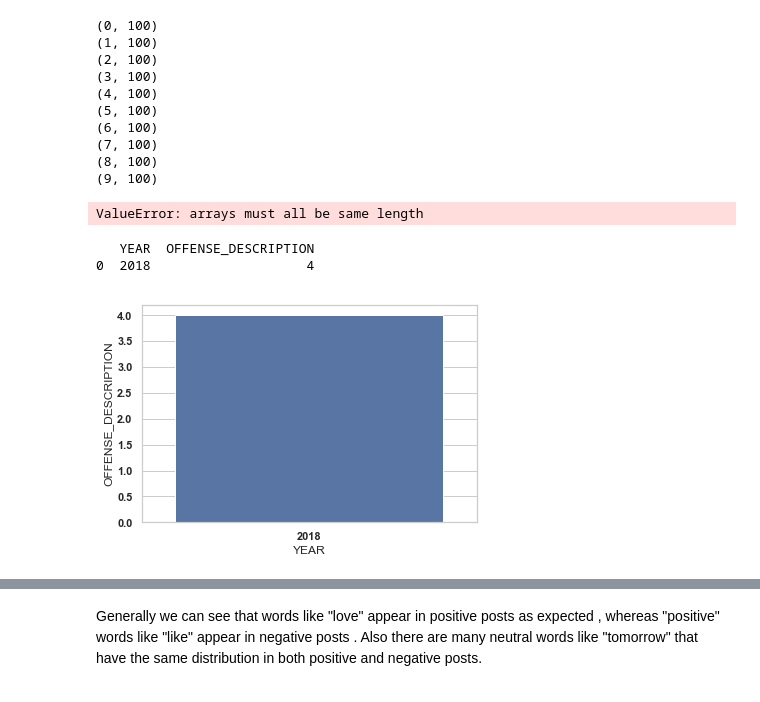
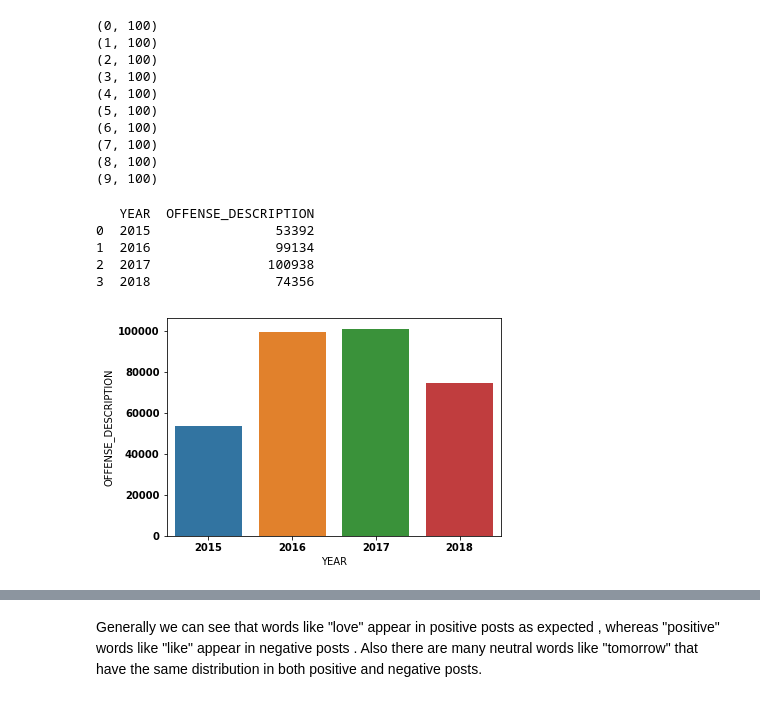
Before and after one commit to LefterisDi/TedProject2, a Jupyter notebook: project.ipynb, the cells around one changed output, grey strips where cells are left out. Cells and saved outputs as stored; diff of their text form; code cells hidden in the pictures.

```diff
--- a/project.ipynb
+++ b/project.ipynb
@@ -95,3 +93,5 @@ df = pd.read_csv(location , sep = "\t", header = None)
+# %%
+df = pd.read_csv("./crime.csv" , sep = "\t", delimiter=',')
 # %% [markdown]
 Tokenizing the tweets :
 # %%
@@ -134,15 +134,16 @@ for item in d.items():
 # for val in df.values:
 #     print(val)
 from numpy import array
-import seaborn as sns
 
+# for item in df.values:
+#     print(item)
 dl = df.values.tolist()
 # print(df.head(10).values)
 
 tokens = []
 for i,item in enumerate(dl): # remove enumerate()!!!!!!!!!!!!!!!!!!!!!
 #     print(item[0])
-    tokens.append(item[0].replace(', ,',',,').replace(', ','~~').replace(',"','"').replace('",','"').replace(',','"').replace('~~',', ').replace(')"',')').split('"'))
+    tokens.append(item[0].replace(', ,',',,').replace(', ','~~').replace(',"','"').replace('",','"').replace(',','"').replace('~~',', ').split('"'))
 # print(tokens)
 # for tok in tokens:
 #     print(tok)
@@ -151,15 +152,18 @@ arr = array([tok for tok in tokens])
 dataframe_dict = {}
 labels = []
 for i,item in enumerate(arr):
+#     if i > 365:
+#         print(item)
     if i == 0:
         for label in item:
             dataframe_dict[label] = []
             labels.append(label)
     else:
         for i,col in enumerate(item):
-            tmp_list = dataframe_dict[labels[i]]
-            tmp_list.append(col)
-            dataframe_dict[labels[i]] = tmp_list
+            if i < 17:
+                tmp_list = dataframe_dict[labels[i]]
+                tmp_list.append(col)
+                dataframe_dict[labels[i]] = tmp_list
 
 #     print(item)
 dlf = pd.DataFrame(dataframe_dict)
@@ -180,27 +184,28 @@ dlf = pd.DataFrame(dataframe_dict)
 # gp
 # ax = sns.barplot(x="YEAR", y="OFFENSE_DESCRIPTION", data=dlf)
 # ax = sns.countplot(x="STREET", data=dlf)
-# %% [output]
-ValueError: arrays must all be same length
 # %%
-gpdata = dlf.groupby('YEAR').count()
+gpdata = df.groupby('YEAR').count()
 lst = []
 for data in gpdata.iterrows():
 
     tmp = []
     tmp.append(data[0]);
     tmp.append(data[1][0]);
 
     lst.append(tmp);
 
 
-ldf = pd.DataFrame(lst , columns =['YEAR' , 'OFFENSE_DESCRIPTION'])
+ldf = pd.DataFrame(lst , columns=['YEAR' , 'OFFENSE_DESCRIPTION'])
 
 print(ldf)
 
 ax = sns.barplot(x='YEAR' , y='OFFENSE_DESCRIPTION' , data=ldf)
 # %% [output]
    YEAR  OFFENSE_DESCRIPTION
-0  2018                    4
+0  2015                53392
+1  2016                99134
+2  2017               100938
+3  2018                74356
-[figure, old version]
+[figure, new version]
 # %%
```
Also changed, not shown: parts of 4 cells of this notebook.
